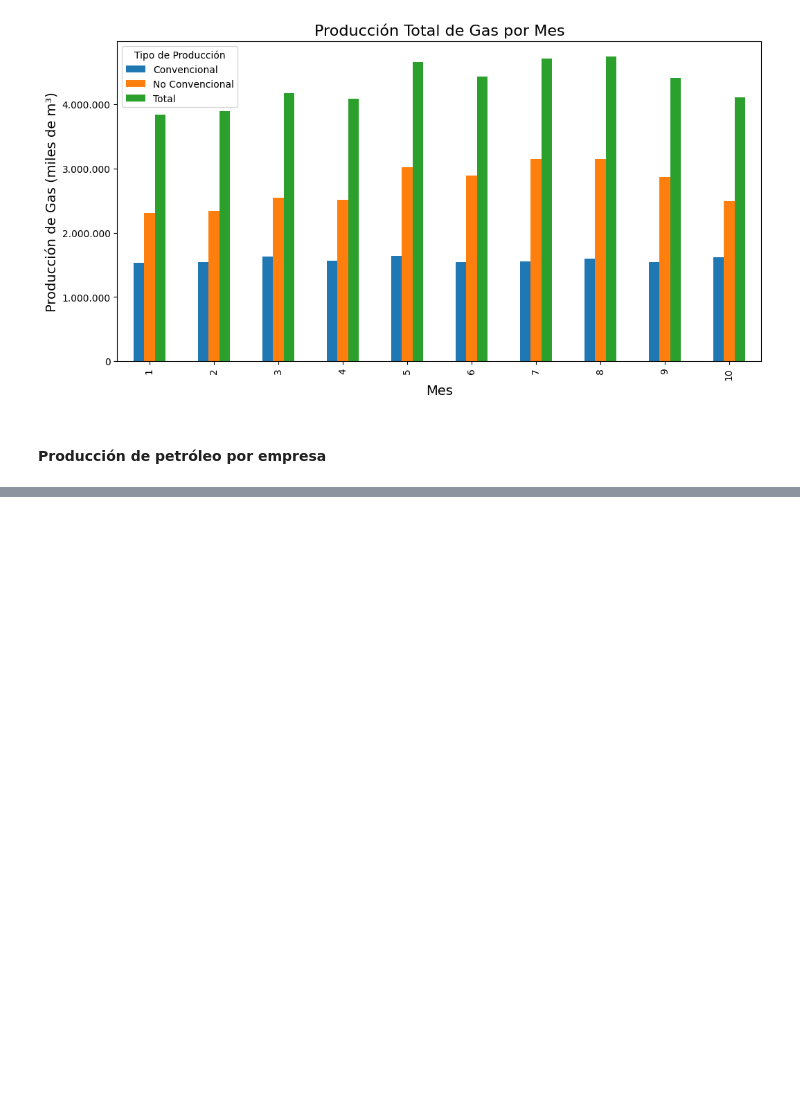
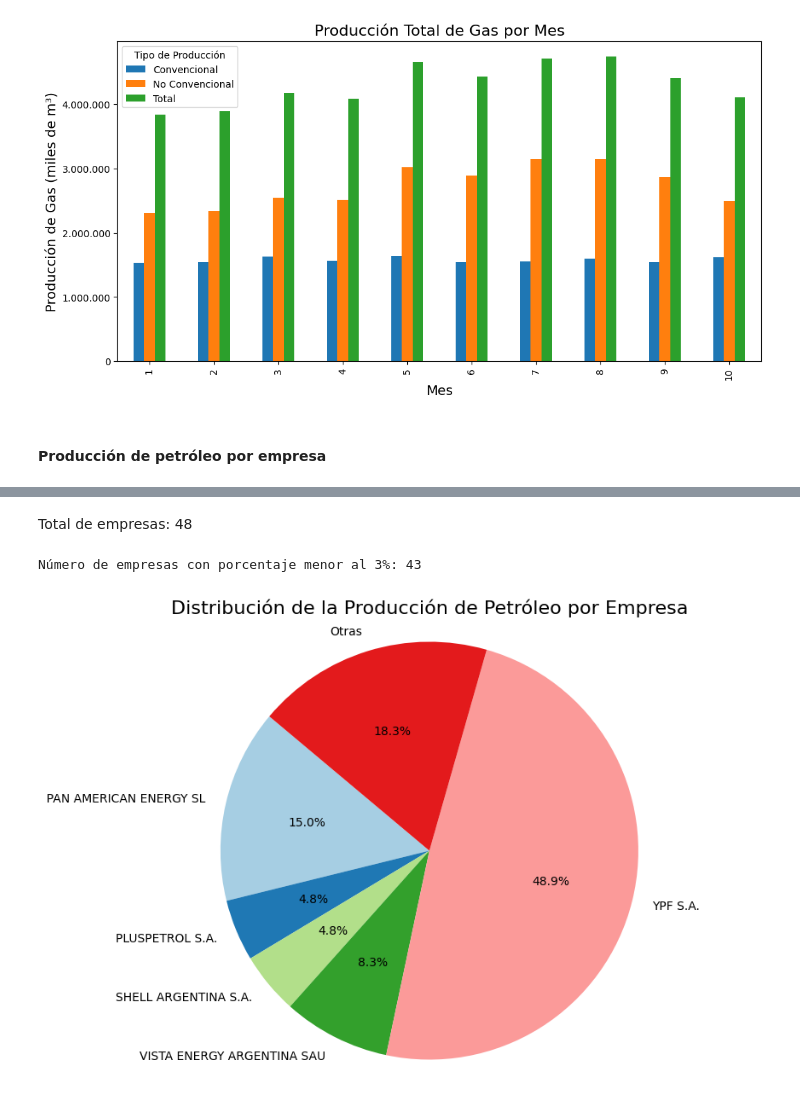
Before and after one commit to Nicopiwi/tps-calidad-de-datos, a Jupyter notebook: tp2/puntoD.ipynb, the cells around one changed output, grey strips where cells are left out. Drawn from its saved outputs; the diff is of its cells as text; code cells hidden in the pictures; blank space fills up the shorter version.

Commit message:
distribuciones por empresa

```diff
--- a/tp2/puntoD.ipynb
+++ b/tp2/puntoD.ipynb
@@ -713,3 +713,15 @@ plt.show()
 [figure]
 # %% [markdown]
 #### Producción de petróleo por empresa
+# %%
+# Calcular el total de producción de todas las empresas
+total_produccion_p_general = df_prod_p_total_por_empresa['total'].sum()
+
+# Agregar una nueva columna con el porcentaje de producción sobre el total
+df_prod_p_total_por_empresa['porcentaje'] = (df_prod_p_total_por_empresa['total'] / total_produccion_p_general) * 100
+
+# Formatear el resultado para verlo mejor
+df_prod_p_total_por_empresa_formato = df_prod_p_total_por_empresa.copy()
+df_prod_p_total_por_empresa_formato[['convencional', 'no_convencional', 'total']] = df_prod_p_total_por_empresa_formato[['convencional', 'no_convencional', 'total']].map(formato_espanol)
+
+df_prod_p_total_por_empresa_formato.head()
@@ -715,0 +736,42 @@ plt.show()
+# %% [markdown]
+Total de empresas: 48
+# %%
+# Filtrar las empresas con porcentaje menor al 3%
+empresas_porcentaje_menor_a = df_prod_p_total_por_empresa_formato[df_prod_p_total_por_empresa_formato['porcentaje'] < 3]
+
+# Contar el número de empresas con porcentaje menor al 3%
+numero_empresas_menor_a = len(empresas_porcentaje_menor_a)
+
+print(f"Número de empresas con porcentaje menor al 3%: {numero_empresas_menor_a}")
+# %% [output]
+Número de empresas con porcentaje menor al 3%: 43
+# %%
+import pandas as pd
+import matplotlib.pyplot as plt
+
+# Asumiendo que el DataFrame df_prod_p_total_por_empresa ya existe con la columna 'porcentaje'
+# Filtrar las empresas con porcentaje menor al 5%
+empresas_menor_5 = df_prod_p_total_por_empresa_formato[df_prod_p_total_por_empresa_formato['porcentaje'] < 3]
+
+# Calcular el total de porcentaje de estas empresas
+porcentaje_otras = empresas_menor_5['porcentaje'].sum()
+
+# Crear un DataFrame de las empresas con porcentaje mayor o igual al 5%
+empresas_mayor_5 = df_prod_p_total_por_empresa_formato[df_prod_p_total_por_empresa_formato['porcentaje'] >= 3]
+
+# Agregar la fila "Otras" al DataFrame
+nueva_fila = pd.DataFrame({'convencional': [0], 'no_convencional': [0], 'total': [0], 'porcentaje': [porcentaje_otras]}, index=['Otras'])
+df_final = pd.concat([empresas_mayor_5, nueva_fila])
+
+# Crear gráfico de torta
+plt.figure(figsize=(10, 7))
+plt.pie(df_final['porcentaje'], labels=df_final.index, autopct='%1.1f%%', startangle=140, colors=plt.cm.Paired.colors)
+
+# Configurar título
+plt.title('Distribución de la Producción de Petróleo por Empresa', fontsize=16)
+
+# Mostrar el gráfico
+plt.axis('equal')  # Para asegurar que el gráfico de torta sea un círculo
+plt.show()
+# %% [output]
+[figure, added]
```
Also changed, not shown: parts of 8 cells of this notebook.
